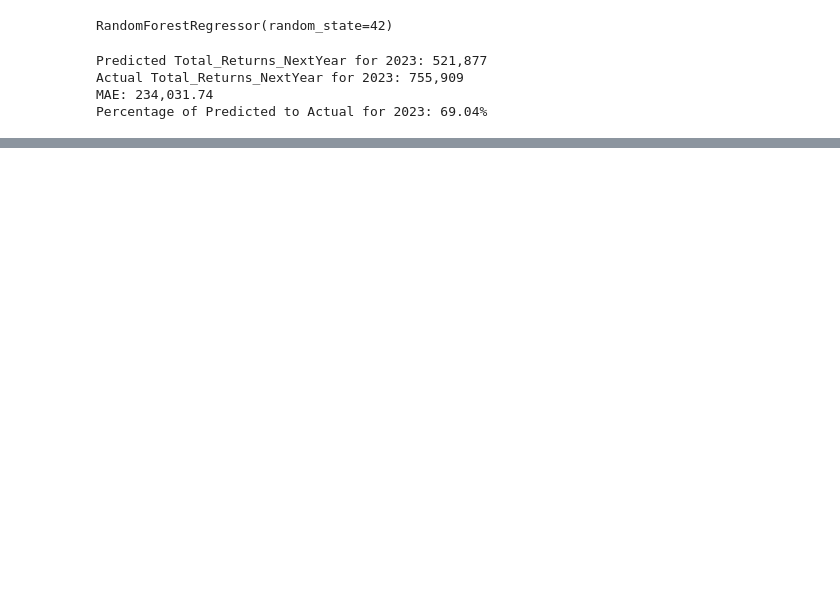
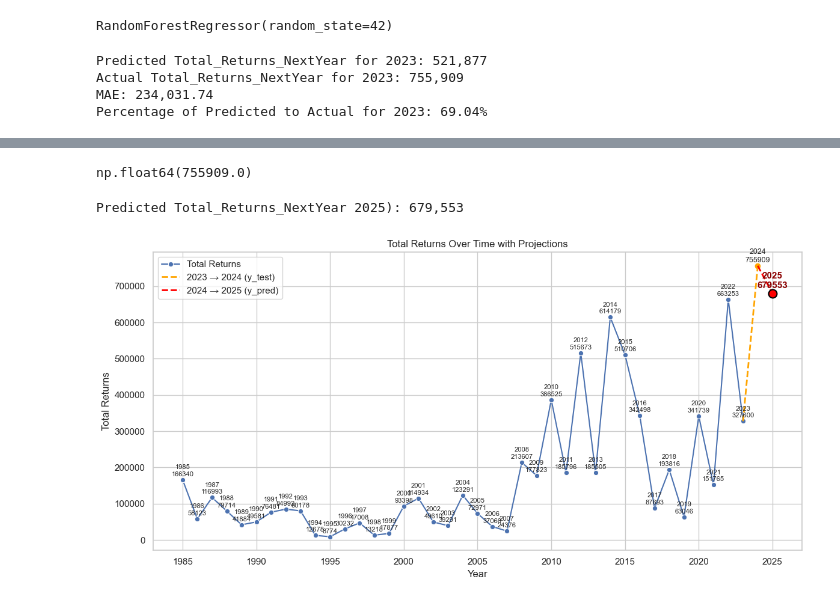
Before and after one commit to schmidj/PredictSalmonRuns, a Jupyter notebook: murilo_salmon/new_data_model01.ipynb, the cells around one changed output, grey strips where cells are left out. Cells and saved outputs as stored; diff of their text form; code cells hidden in the pictures; blank space fills up the shorter version.

```diff
--- a/murilo_salmon/new_data_model01.ipynb
+++ b/murilo_salmon/new_data_model01.ipynb
@@ -586,0 +1678,73 @@ Percentage of Predicted to Actual for 2023: 69.04%
+# %%
+# STEP A: Get actual 2024 target value from original 2023 row
+actual_2024_value = df_poly_all.loc[df_poly_all['Year'] == 2023, 'Total_Returns_NextYear'].values[0]
+# %%
+actual_2024_value
+# %% [output]
+np.float64(755909.0)
+# %%
+# STEP B: Simulate 2024 input row using 2023 row
+simulated_2024_row = X_test.copy()
+simulated_2024_row['Year'] = 2024
+simulated_2024_row['Total_Returns_NextYear'] = actual_2024_value  # dynamically assigned
+# %%
+# STEP C: Prepare features for prediction
+X_2025_input = simulated_2024_row[features]
+X_2025_scaled = scaler.transform(X_2025_input)
+X_2025_poly = poly.transform(X_2025_scaled)
+# %%
+# STEP D: Predict 2025
+y_pred_2025 = model.predict(X_2025_poly)
+
+# STEP E: Output result
+print(f"Predicted Total_Returns_NextYear 2025): {y_pred_2025[0]:,.0f}")
+# %% [output]
+Predicted Total_Returns_NextYear 2025): 679,553
+# %%
+import matplotlib.pyplot as plt
+import seaborn as sns
+
+# Step 1: Use full dataset
+df_plot = df_poly_all[['Year', 'Total_Returns']].copy()
+
+# Step 2: Plot actual data (all years)
+plt.figure(figsize=(12, 6))
+sns.lineplot(x='Year', y='Total_Returns', data=df_plot, marker='o', label='Total Returns')
+
+# Step 3: Labels for actual points
+for i in range(len(df_plot)):
+    year = int(df_plot['Year'].iloc[i])
+    value = df_plot['Total_Returns'].iloc[i]
+    plt.text(year, value + 10000, f"{year}\n{int(value)}", fontsize=8, ha='center')
+
+# Step 4: Manual line from 2023 → 2024
+year_2023 = 2023
+value_2023 = df_poly_all[df_poly_all['Year'] == 2023]['Total_Returns'].values[0]
+year_2024 = 2024
+value_2024 = y_test.values[0]
+plt.plot([year_2023, year_2024], [value_2023, value_2024], 'orange', linestyle='--', linewidth=2, label='2023 → 2024 (y_test)')
+
+# Label for 2024 (y_test)
+plt.scatter(year_2024, value_2024, color='orange')
+plt.text(year_2024, value_2024 + 10000, f"{year_2024}\n{int(value_2024)}", fontsize=9, ha='center')
+
+# Step 5: Manual line from 2024 → 2025
+year_2025 = 2025
+value_2025 = y_pred_2025[0]
+plt.plot([year_2024, year_2025], [value_2024, value_2025], 'red', linestyle='--', linewidth=2, label='2024 → 2025 (y_pred)')
+
+# Step 6: Bold and highlight 2025 predicted point
+plt.scatter(year_2025, value_2025, color='red', s=100, edgecolors='black', linewidths=1.5, zorder=5)
+plt.text(year_2025, value_2025 + 15000, f"{year_2025}\n{int(value_2025)}",
+         fontsize=11, fontweight='bold', ha='center', color='darkred')
+
+# Final formatting
+plt.title("Total Returns Over Time with Projections")
+plt.xlabel("Year")
+plt.ylabel("Total Returns")
+plt.legend()
+plt.grid(True)
+plt.tight_layout()
+plt.show()
+# %% [output]
+[figure, added]
```
Also changed, not shown: parts of 155 cells of this notebook.
